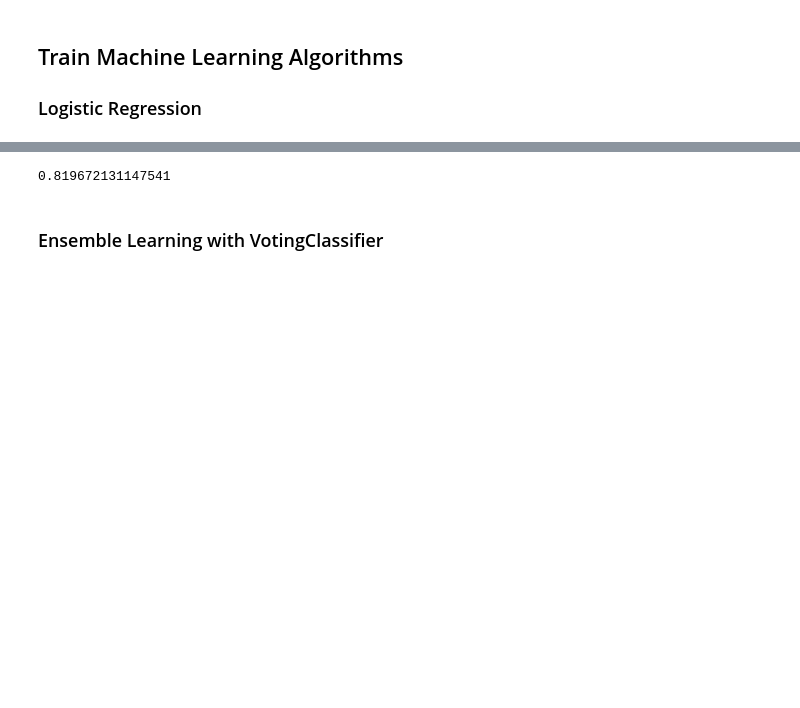
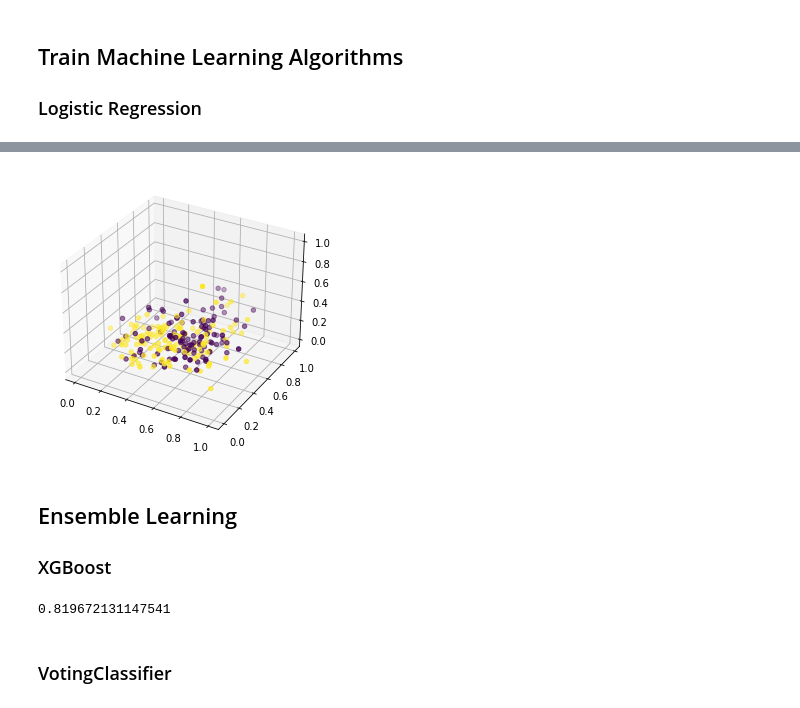
Before and after one commit to zachcarlson/HeartAttackPredictor, a Jupyter notebook: HeartAttackPredictor.ipynb, the cells around one changed output, grey strips where cells are left out. Cells and saved outputs as stored; diff of their text form; code cells hidden in the pictures; blank space fills up the shorter version.

```diff
--- a/HeartAttackPredictor.ipynb
+++ b/HeartAttackPredictor.ipynb
@@ -251,3 +334,15 @@ svm_clf = SVC(random_state = 42)
+# %%
+axes = [-11.5, 14, -2, 23, -12, 15]
+fig = plt.figure(figsize=(6,5))
+ax = fig.add_subplot(projection='3d')
+ax.scatter(heart_pipeline[:,0], heart_pipeline[:,1], heart_pipeline[:,2],
+          c=heart_labels)
+plt.show()
+# %% [output]
+[figure, added]
+# %% [markdown]
+## Ensemble Learning
+### XGBoost
 # %%
 import xgboost
 
@@ -257,7 +352,7 @@ xgb_clf.score(test_pipeline, test_labels)
 # %% [output]
 0.819672131147541
 # %% [markdown]
-### Ensemble Learning with VotingClassifier
+### VotingClassifier
 # %%
 from sklearn.ensemble import VotingClassifier
 from sklearn.metrics import accuracy_score
```
Also changed, not shown: parts of 19 cells of this notebook.
